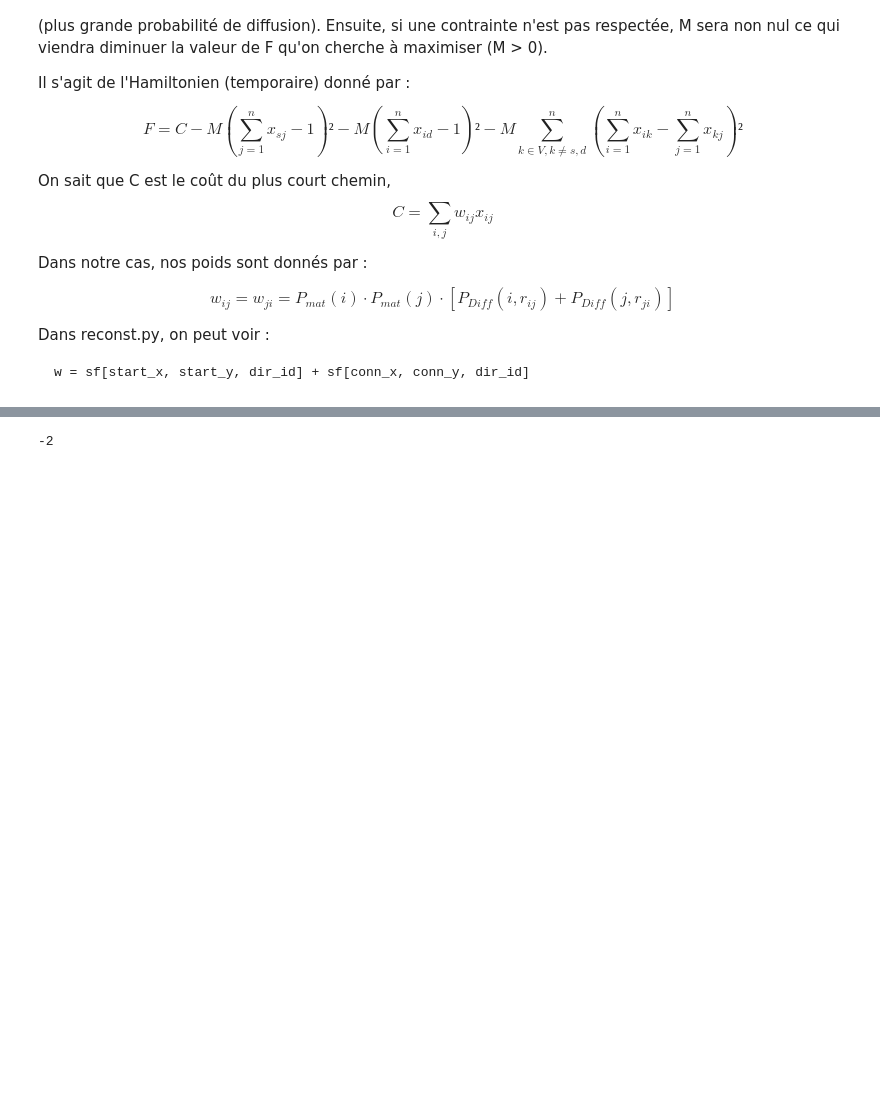
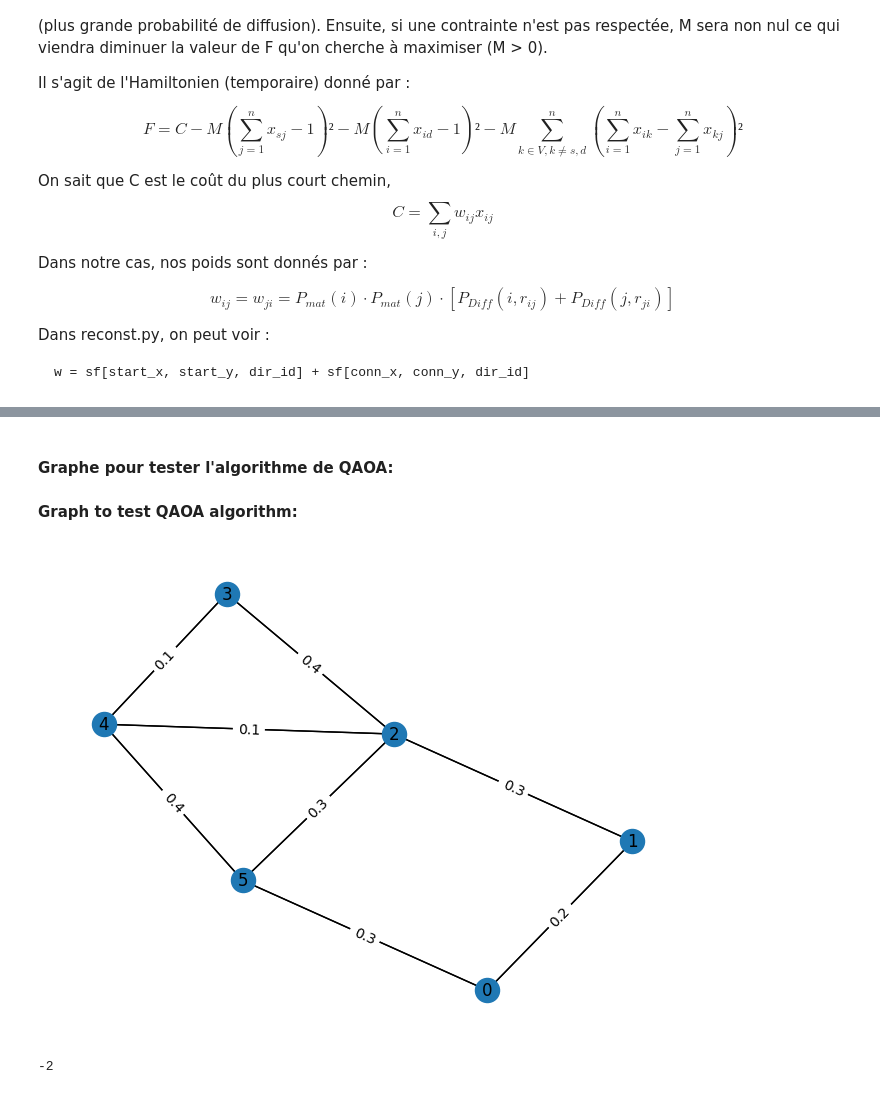
Before and after one commit to harshana20011/quactography, a Jupyter notebook: scripts/first_step_H_test.ipynb, the cells around one changed output, grey strips where cells are left out. Saved outputs shown, nothing was run; the diff lists cells and outputs as text; code cells hidden in the pictures; blank space fills up the shorter version.

Commit message:
ajout graphe jouet

```diff
--- a/scripts/first_step_H_test.ipynb
+++ b/scripts/first_step_H_test.ipynb
@@ -75,3 +80,31 @@ draw(graph, with_labels=True, edge_labels=str)
+# %% [markdown]
+#### Graphe pour tester l'algorithme de QAOA:
+#### Graph to test QAOA algorithm:
+# %%
+# Let's create a bigger graph with more intersections :
+mat_adj = np.array([[0, 0.2, 0, 0, 0, 0.3],
+                    [0.2, 0, 0.3, 0, 0, 0],
+                    [0, 0.3, 0, 0.4, 0.1, 0.3],
+                    [0, 0, 0.4, 0, 0.1, 0 ],
+                    [0, 0, 0.1, 0.1, 0, 0.4],
+                    [0.3, 0, 0.3, 0, 0.4, 0]])
+
+# With the adjacency matrix, we can build a graph :
+graph_cross = rx.PyGraph()
+num_nodes_cross_graph = 6
+nodes_list = graph_cross.add_nodes_from((range(num_nodes_cross_graph)))
+
+# Add edges :
+edges = []
+for i in range(num_nodes_cross_graph):
+    for j in range(num_nodes_cross_graph):
+        if mat_adj[i, j] != 0:
+            edges.append((i, j, mat_adj[i, j]))
+# print(edges)
+graph_cross.add_edges_from(edges)
+draw(graph_cross, with_labels=True, edge_labels=str) # type: ignore
+# %% [output]
+[figure, added]
 # %%
 
 # Cost function :
```
Also changed, not shown: parts of 4 cells of this notebook, 2 other files.
